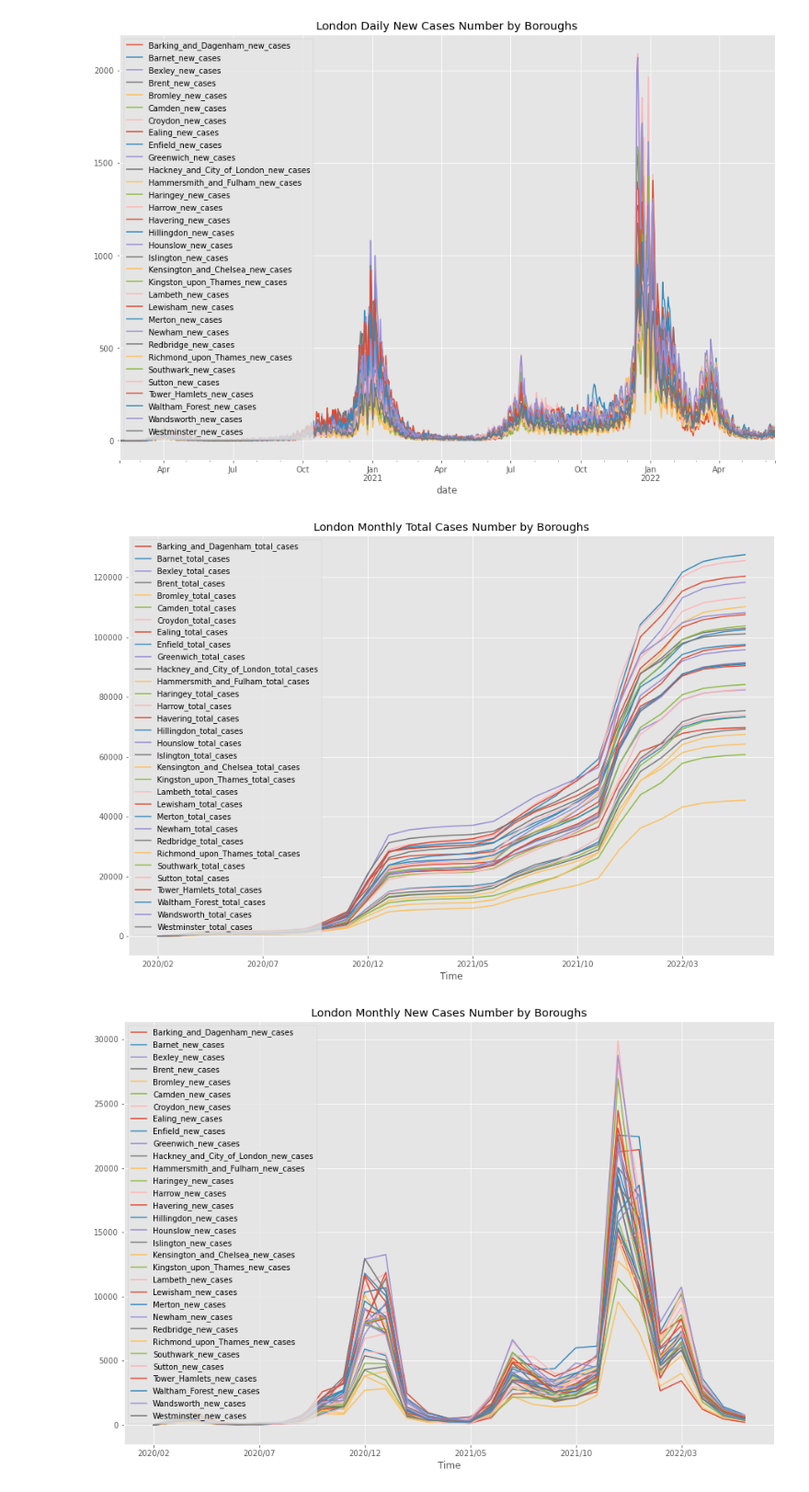
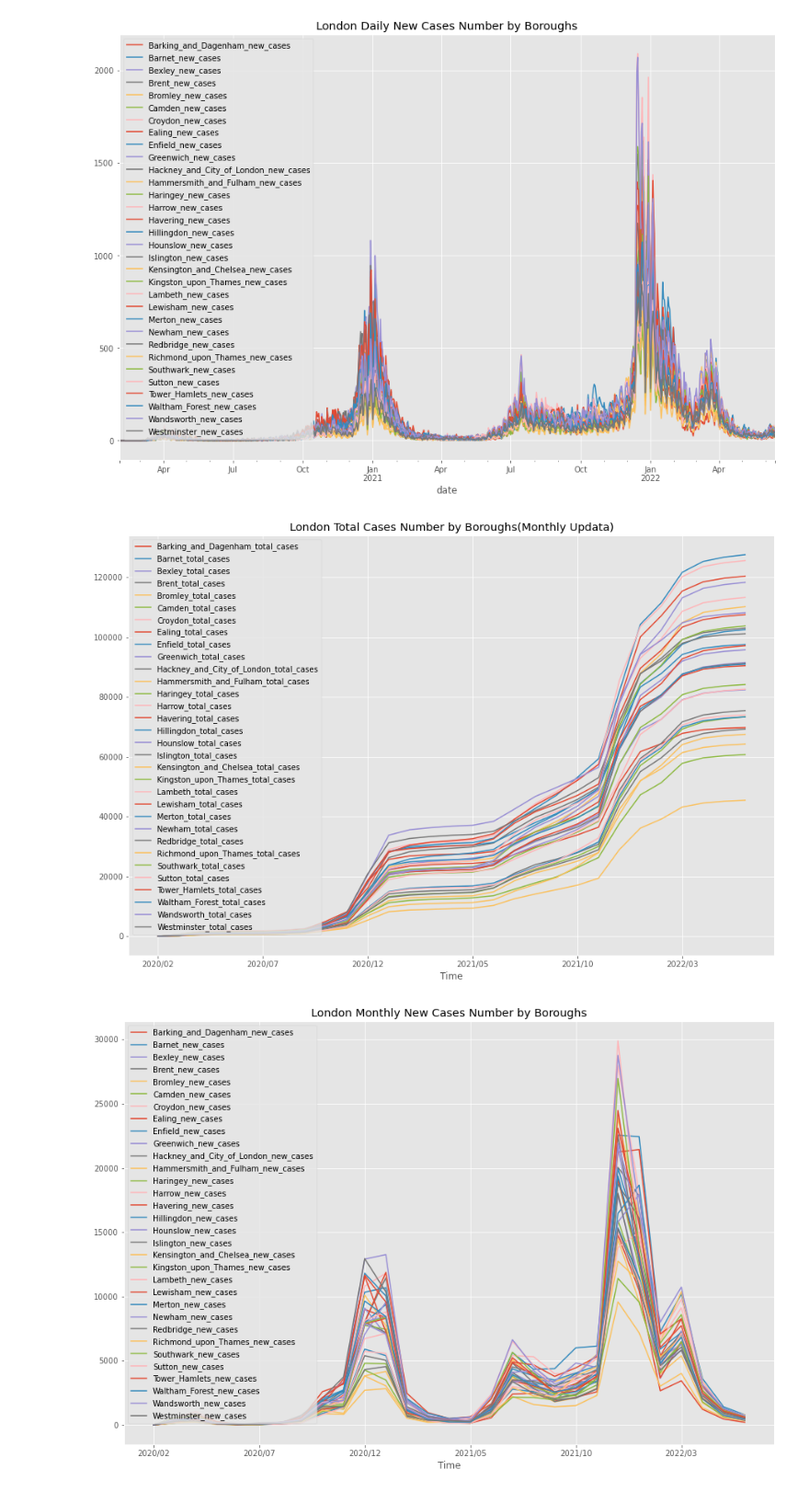
Before and after one commit to JianqiangLiTony/Dissertation, a Jupyter notebook: code.ipynb, the cells around one changed output. Shown at 92% size. Drawn from its saved outputs; the diff is of its cells as text; code cells hidden in the pictures.

```diff
--- a/code.ipynb
+++ b/code.ipynb
@@ -2465,7 +2465,7 @@ cd2.plot(kind='line', x='date', y='Westminster_new_cases', ax=axes);
 import matplotlib.pyplot as plt
 
 plt.figure(figsize=(15,10))
-plt.title('London Monthly Total Cases Number by Boroughs')
+plt.title('London Total Cases Number by Boroughs(Monthly Updata)')
 
 axes = plt.gca()
 
@@ -2475,34 +2475,34 @@ cd3.plot(kind='line', x='Time', y='Bexley_total_cases', ax=axes);
 cd3.plot(kind='line', x='Time', y='Brent_total_cases', ax=axes);
 cd3.plot(kind='line', x='Time', y='Bromley_total_cases', ax=axes);
 cd3.plot(kind='line', x='Time', y='Camden_total_cases', ax=axes);
 cd3.plot(kind='line', x='Time', y='Croydon_total_cases', ax=axes);
 cd3.plot(kind='line', x='Time', y='Ealing_total_cases', ax=axes);
 cd3.plot(kind='line', x='Time', y='Enfield_total_cases', ax=axes);
 cd3.plot(kind='line', x='Time', y='Greenwich_total_cases', ax=axes);
 cd3.plot(kind='line', x='Time', y='Hackney_and_City_of_London_total_cases', ax=axes);
 cd3.plot(kind='line', x='Time', y='Hammersmith_and_Fulham_total_cases', ax=axes);
 cd3.plot(kind='line', x='Time', y='Haringey_total_cases', ax=axes);
 cd3.plot(kind='line', x='Time', y='Harrow_total_cases', ax=axes);
 cd3.plot(kind='line', x='Time', y='Havering_total_cases', ax=axes);
 cd3.plot(kind='line', x='Time', y='Hillingdon_total_cases', ax=axes);
 cd3.plot(kind='line', x='Time', y='Hounslow_total_cases', ax=axes);
 cd3.plot(kind='line', x='Time', y='Islington_total_cases', ax=axes);
 cd3.plot(kind='line', x='Time', y='Kensington_and_Chelsea_total_cases', ax=axes);
 cd3.plot(kind='line', x='Time', y='Kingston_upon_Thames_total_cases', ax=axes);
 cd3.plot(kind='line', x='Time', y='Lambeth_total_cases', ax=axes);
 cd3.plot(kind='line', x='Time', y='Lewisham_total_cases', ax=axes);
 cd3.plot(kind='line', x='Time', y='Merton_total_cases', ax=axes);
 cd3.plot(kind='line', x='Time', y='Newham_total_cases', ax=axes);
 cd3.plot(kind='line', x='Time', y='Redbridge_total_cases', ax=axes);
 cd3.plot(kind='line', x='Time', y='Richmond_upon_Thames_total_cases', ax=axes);
 cd3.plot(kind='line', x='Time', y='Southwark_total_cases', ax=axes);
 cd3.plot(kind='line', x='Time', y='Sutton_total_cases', ax=axes);
 cd3.plot(kind='line', x='Time', y='Tower_Hamlets_total_cases', ax=axes);
 cd3.plot(kind='line', x='Time', y='Waltham_Forest_total_cases', ax=axes);
 cd3.plot(kind='line', x='Time', y='Wandsworth_total_cases', ax=axes);
 cd3.plot(kind='line', x='Time', y='Westminster_total_cases', ax=axes);
 # %% [output]
-[figure, old version]
+[figure, new version]
 # %%
 plt.figure(figsize=(15,10))
 plt.title('London Monthly New Cases Number by Boroughs')
```
Also changed, not shown: parts of 10 cells of this notebook.
